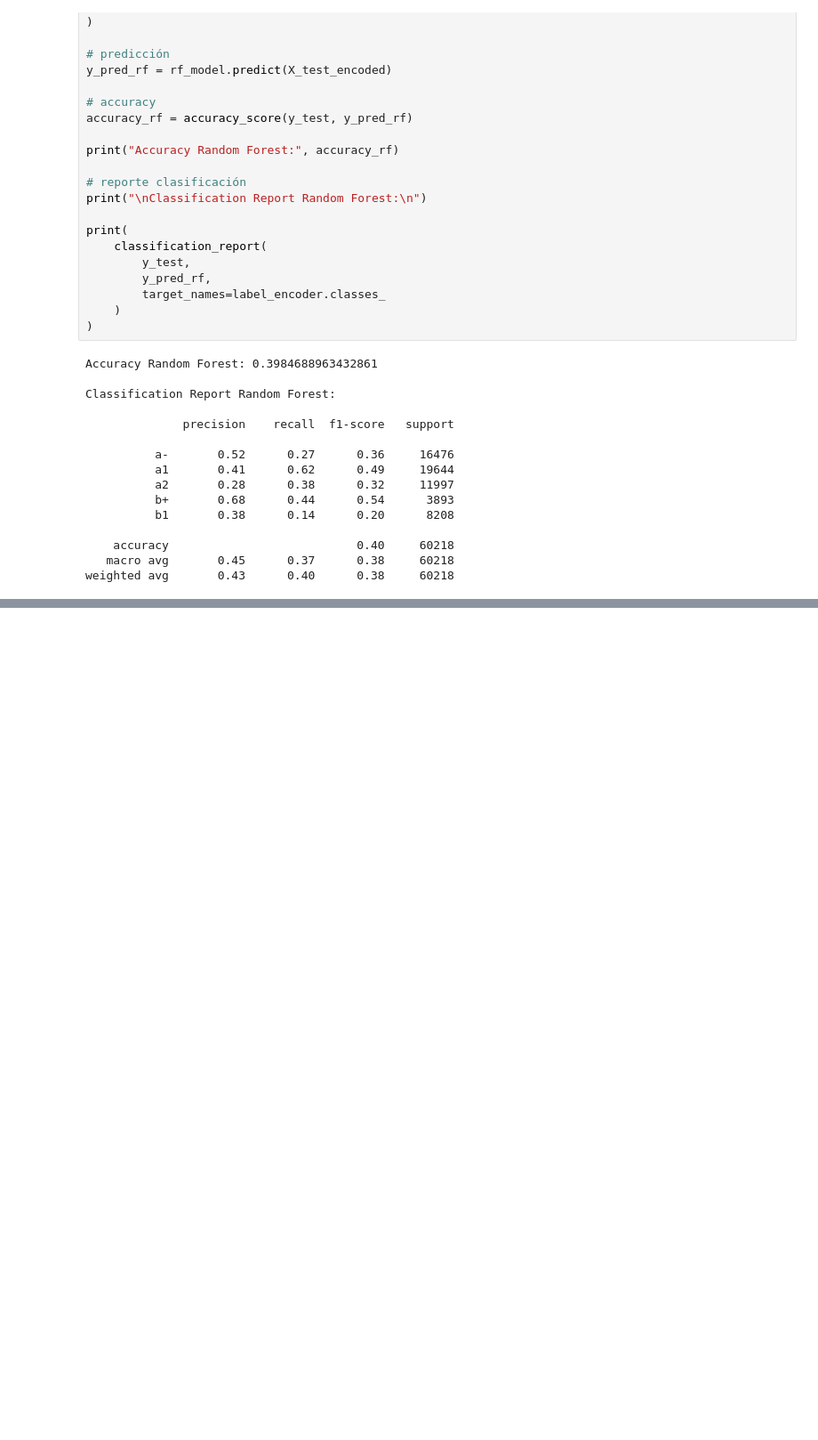
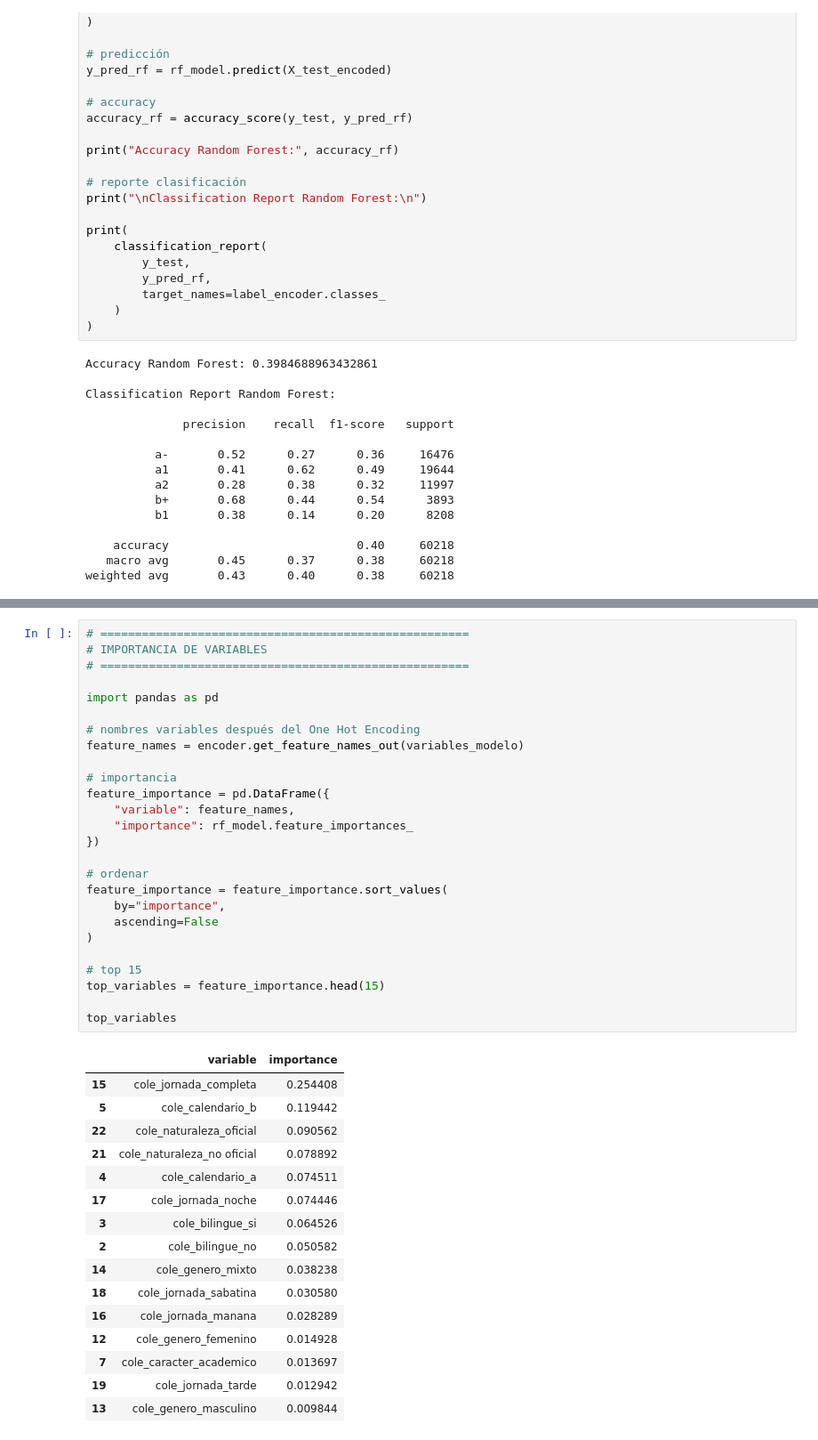
Before and after one commit to anamsanchezm1/Proyecto2_saber11, a Jupyter notebook: Notebooks/Mariana/modelo_clasificacion_ingles.ipynb, the cells around one changed output, grey strips where cells are left out. Shown at 89% size. Drawn from its saved outputs; the diff is of its cells as text; blank space fills up the shorter version.

```diff
--- a/Notebooks/Mariana/modelo_clasificacion_ingles.ipynb
+++ b/Notebooks/Mariana/modelo_clasificacion_ingles.ipynb
@@ -472,0 +504,43 @@ weighted avg       0.43      0.40      0.38     60218
+# %%
+# =====================================================
+# IMPORTANCIA DE VARIABLES
+# =====================================================
+
+import pandas as pd
+
+# nombres variables después del One Hot Encoding
+feature_names = encoder.get_feature_names_out(variables_modelo)
+
+# importancia
+feature_importance = pd.DataFrame({
+    "variable": feature_names,
+    "importance": rf_model.feature_importances_
+})
+
+# ordenar
+feature_importance = feature_importance.sort_values(
+    by="importance",
+    ascending=False
+)
+
+# top 15
+top_variables = feature_importance.head(15)
+
+top_variables
+# %% [output]
+|  | variable | importance |
+| 15 | cole_jornada_completa | 0.254408 |
+| 5 | cole_calendario_b | 0.119442 |
+| 22 | cole_naturaleza_oficial | 0.090562 |
+| 21 | cole_naturaleza_no oficial | 0.078892 |
+| 4 | cole_calendario_a | 0.074511 |
+| 17 | cole_jornada_noche | 0.074446 |
+| 3 | cole_bilingue_si | 0.064526 |
+| 2 | cole_bilingue_no | 0.050582 |
+| 14 | cole_genero_mixto | 0.038238 |
+| 18 | cole_jornada_sabatina | 0.030580 |
+| 16 | cole_jornada_manana | 0.028289 |
+| 12 | cole_genero_femenino | 0.014928 |
+| 7 | cole_caracter_academico | 0.013697 |
+| 19 | cole_jornada_tarde | 0.012942 |
+| 13 | cole_genero_masculino | 0.009844 |
```
Also changed, not shown: parts of 2 cells of this notebook.
